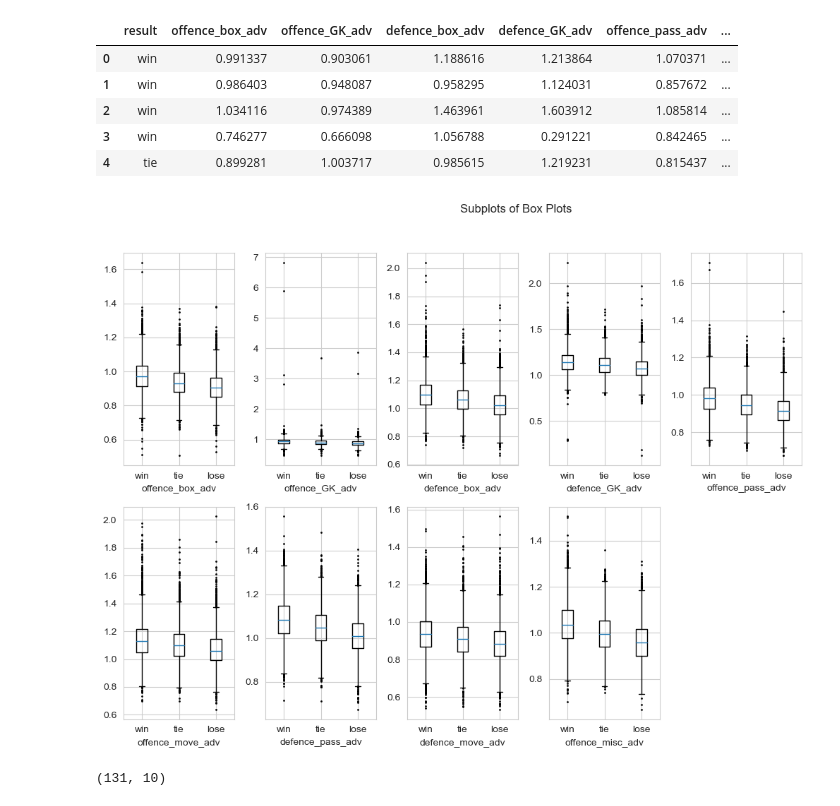
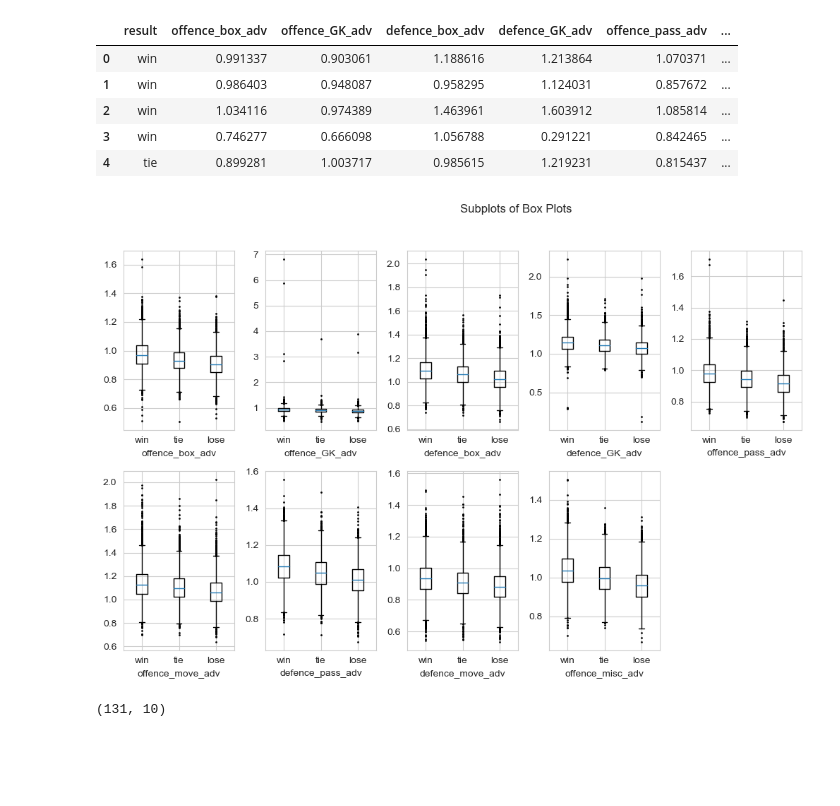
Before and after one commit to lorihe/Springboard-Capstone2---European-Soccer-Data, a Jupyter notebook: Notebook/05_EDA_Adv_Stats.ipynb, the cells around one changed output. Cells and saved outputs as stored; diff of their text form; code cells hidden in the pictures; blank space fills up the shorter version.

```diff
--- a/Notebook/05_EDA_Adv_Stats.ipynb
+++ b/Notebook/05_EDA_Adv_Stats.ipynb
@@ -219,40 +219,40 @@ matches_adv_2.head()
 | 3 | win | 0.746277 | 0.666098 | 1.056788 | 0.291221 | 0.842465 | ... |
 | 4 | tie | 0.899281 | 1.003717 | 0.985615 | 1.219231 | 0.815437 | ... |
 # %%
-plt.figure(figsize=(12, 8))
+plt.figure(figsize=(12, 7))
 plt.tight_layout()
 sns.set_palette("Paired")
 
 # Define the categories of 'result'
 categories = matches_adv_2['result'].unique()
 
 # Iterate over each column (except 'result')
 for i, column in enumerate(matches_adv_2.columns[1:], start=1):
     plt.subplot(2, 5, i)
 
     # Create a list to store box plot data for each category
     boxplot_data = []
 
     # Iterate over each category and collect the data
     for category in categories:
         data = matches_adv_2[matches_adv_2['result'] == category][column]
         boxplot_data.append(data)
 
     # Plot the box plots for each category
     plt.boxplot(boxplot_data, labels=categories, flierprops={'markersize': 1})
 
     plt.xlabel(column)
 
 # Set the main title for the entire plot
 plt.suptitle('Subplots of Box Plots')
 
 # Adjust the spacing between subplots
 plt.tight_layout(rect=[0, 0, 0.85, 0.95])
 
 # Display the plot
 plt.show()
 # %% [output]
-[figure, old version]
+[figure, new version]
 # %%
 z_scores = np.abs((X - X.mean()) / X.std())
 outliers = z_scores > 4
```
Also changed, not shown: parts of 3 cells of this notebook, 1 other file.
